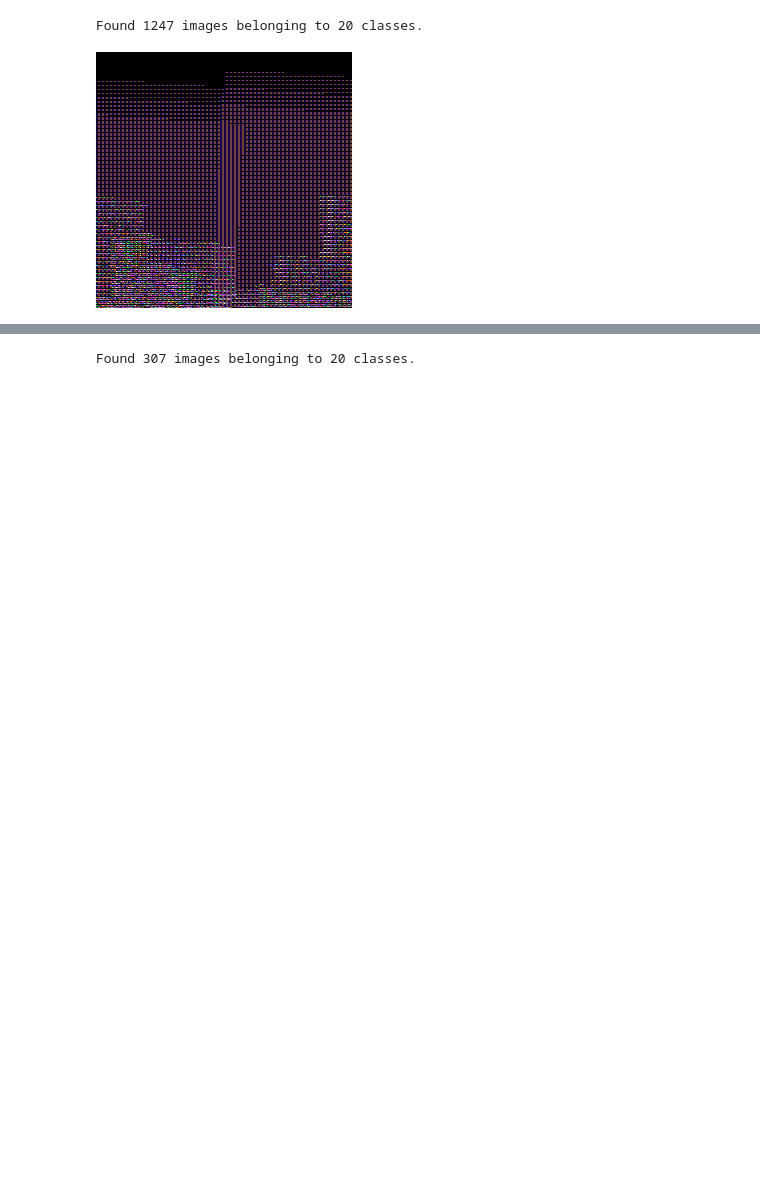
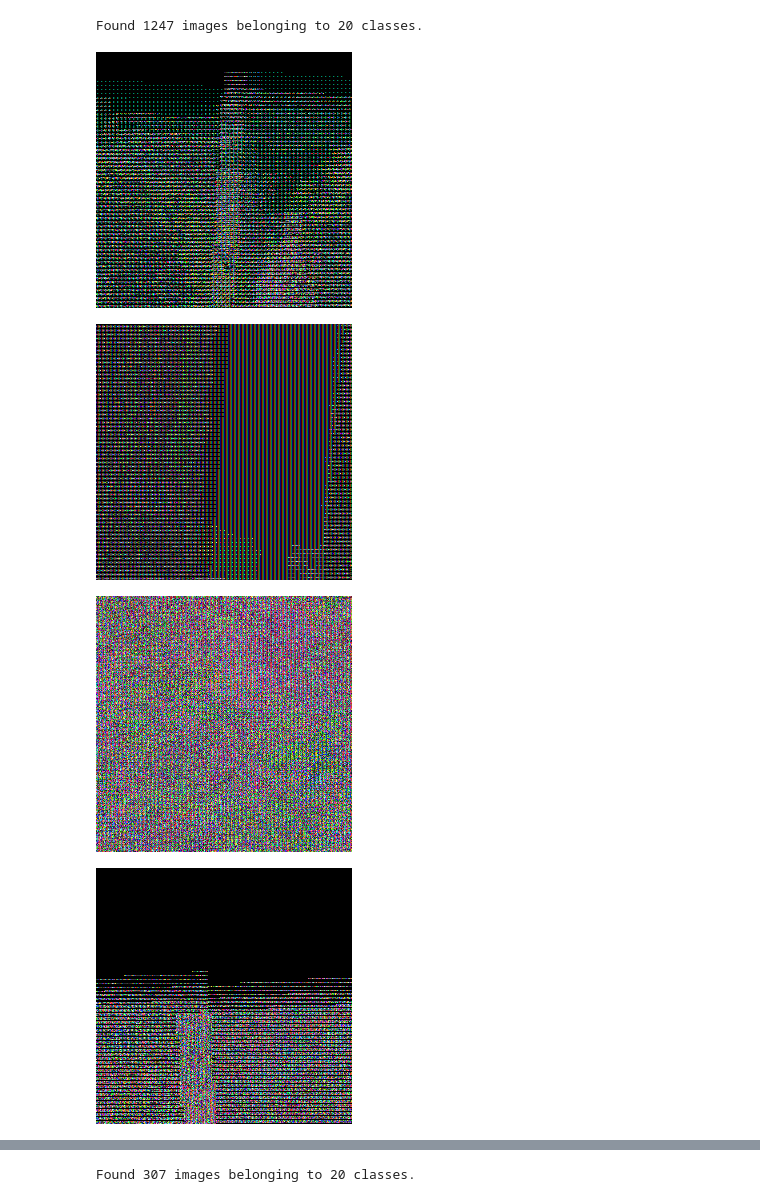
Before and after one commit to francescocorda/anndl, a Jupyter notebook: image-classification/image-classification.ipynb, the cells around one changed output, grey strips where cells are left out. Cells and saved outputs as stored; diff of their text form; code cells hidden in the pictures; blank space fills up the shorter version.

Commit message:
Update Image Visualization
Error fixing and better visualization

```diff
--- a/image-classification/image-classification.ipynb
+++ b/image-classification/image-classification.ipynb
@@ -95,40 +95,48 @@ else:
 # Training
 training_dir = os.path.join(dataset_dir, 'training')
 train_gen = train_data_gen.flow_from_directory(training_dir,
                                                target_size=(img_h, img_w),
                                                batch_size=bs,
                                                classes=class_list,
                                                class_mode='categorical',
                                                shuffle=True,
                                                subset='training',
                                                seed=SEED)
 # targets are directly converted into one-hot vectors
 
 import PIL
 from PIL import Image
 import numpy as np
-
+import random
 #ciclo
 #for n_array_image, n_array_labels in train_gen
 #     for n_image in n_array_image
-
-#singola immagine
-n_array_image, n_array_labels = train_gen[0]
-n_image = n_array_image[0]
-data = n_image
-data[255, 255] = [255, 0, 0] #provato anche a commentare questo comando ma non cambia
-img = Image.fromarray(data, 'RGB')
-display(img.resize((256,256), PIL.Image.LANCZOS))
+n_array_image, n_array_labels = train_gen[random.randrange(156)]
+for n_image in n_array_image:
+    data = n_image
+    data[255, 255] = [255, 0, 0] #provato anche a commentare questo comando ma non cambia
+    img = Image.fromarray(data, 'RGB')
+    display(img.resize((256,256), PIL.Image.LANCZOS))
 
 # Validation,
 valid_gen = train_data_gen.flow_from_directory(training_dir,
                                                target_size=(img_h, img_w),
                                                batch_size=bs,
                                                classes=class_list,
                                                class_mode='categorical',
                                                shuffle=False,
                                                subset='validation',
                                                seed=SEED)
+
+n_array_image, n_array_labels = valid_gen[random.randrange(39)]
+for n_image in n_array_image:
+    data = n_image
+    data[255, 255] = [255, 0, 0] #provato anche a commentare questo comando ma non cambia
+    img = Image.fromarray(data, 'RGB')
+    display(img.resize((256,256), PIL.Image.LANCZOS))
 # %% [output]
 Found 1247 images belonging to 20 classes.
-[figure, old version]
+[figure, new version]
+[figure, added]
+[figure, added]
+[figure, added]
```
Also changed, not shown: parts of 1 cell of this notebook.
